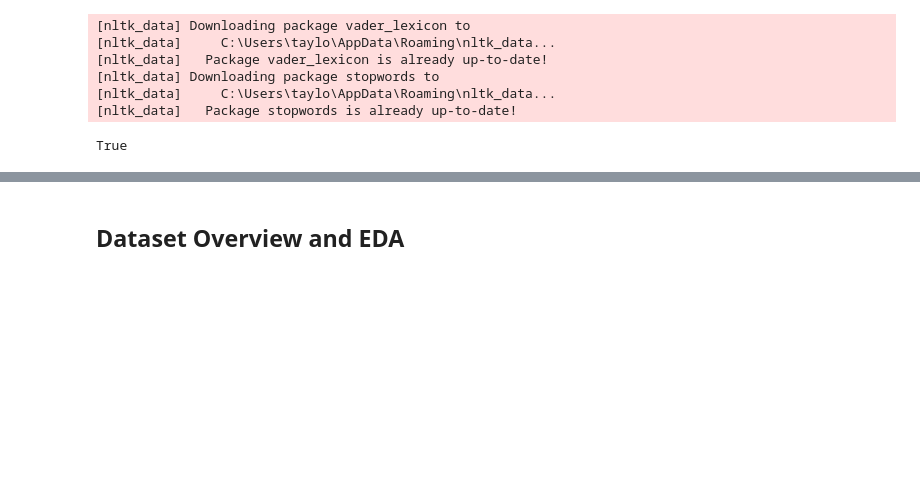
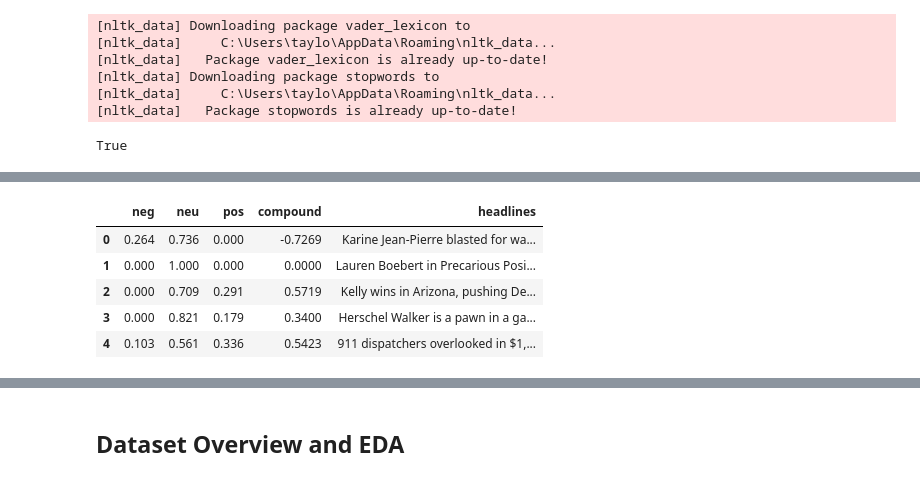
Before and after one commit to MrKimhoff/Reddit-Comment-Sentiment-Analysis, a Jupyter notebook: Project Two Working Notebook.ipynb, the cells around one changed output, grey strips where cells are left out. Saved outputs shown, nothing was run; the diff lists cells and outputs as text; code cells hidden in the pictures; blank space fills up the shorter version.

```diff
--- a/Project Two Working Notebook.ipynb
+++ b/Project Two Working Notebook.ipynb
@@ -88,0 +103,9 @@ df.head() # display first five obs to ensure data loaded properly
+# %%
+df.head()
+# %% [output]
+|  | neg | neu | pos | compound | headlines |
+| 0 | 0.264 | 0.736 | 0.000 | -0.7269 | Karine Jean-Pierre blasted for wa... |
+| 1 | 0.000 | 1.000 | 0.000 | 0.0000 | Lauren Boebert in Precarious Posi... |
+| 2 | 0.000 | 0.709 | 0.291 | 0.5719 | Kelly wins in Arizona, pushing De... |
+| 3 | 0.000 | 0.821 | 0.179 | 0.3400 | Herschel Walker is a pawn in a ga... |
+| 4 | 0.103 | 0.561 | 0.336 | 0.5423 | 911 dispatchers overlooked in $1,... |
```
Also changed, not shown: parts of 31 cells of this notebook, 2 other files.
